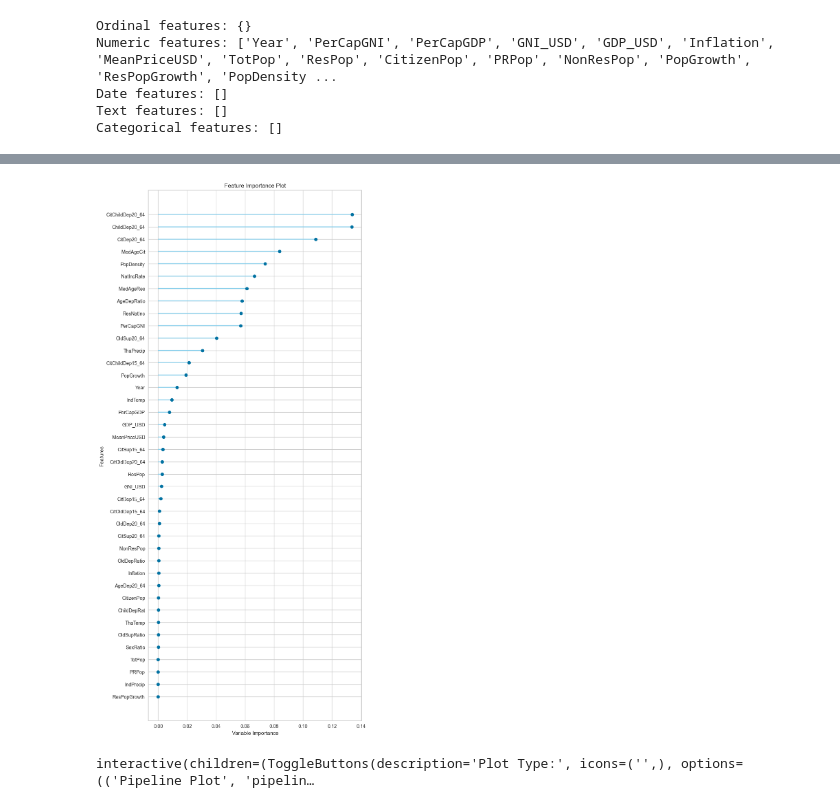
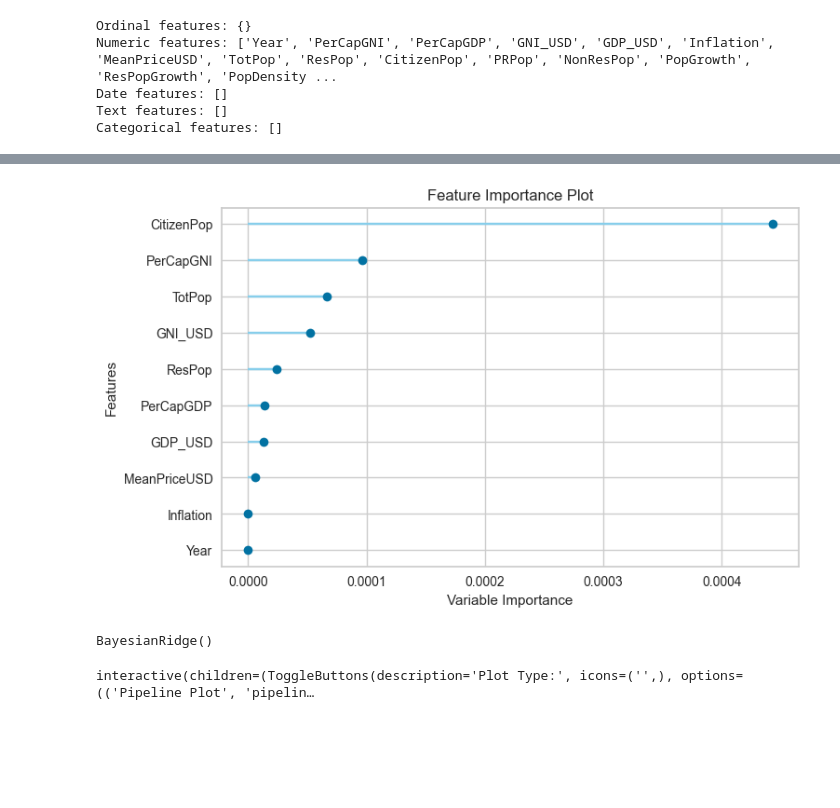
Before and after one commit to ojajaja/Abuland, a Jupyter notebook: Modelling/modelling.ipynb, the cells around one changed output, grey strips where cells are left out. Saved outputs shown, nothing was run; the diff lists cells and outputs as text; code cells hidden in the pictures; blank space fills up the shorter version.

```diff
--- a/Modelling/modelling.ipynb
+++ b/Modelling/modelling.ipynb
@@ -93,9 +73,13 @@ plot_model(best, plot = 'error')
 # %%
 # plot feature importance
-plot_model(gbr, plot = 'feature_all')
+plot_model(best, plot = 'feature_all')
 # %% [output]
 [interactive output not drawn]
-[figure, old version]
+[figure, new version]
+# %%
+best
+# %% [output]
+BayesianRidge()
 # %%
 evaluate_model(best)
 # %% [output]
```
Also changed, not shown: parts of 9 cells of this notebook, 12 other files.
